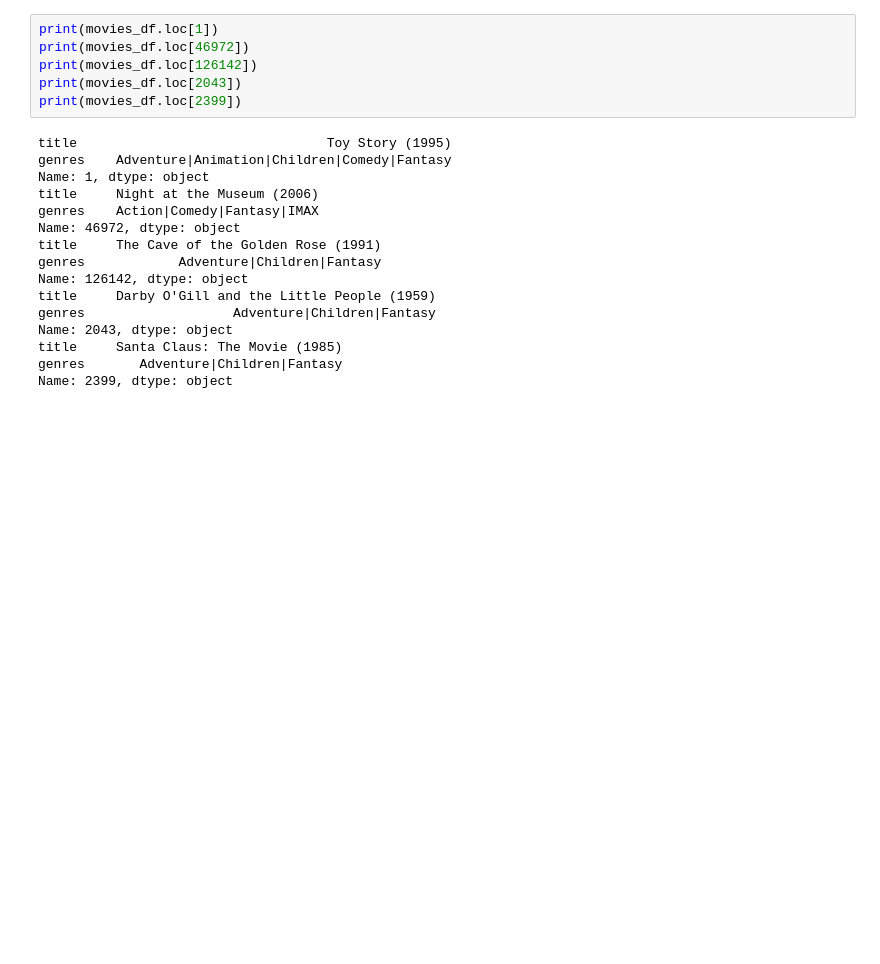
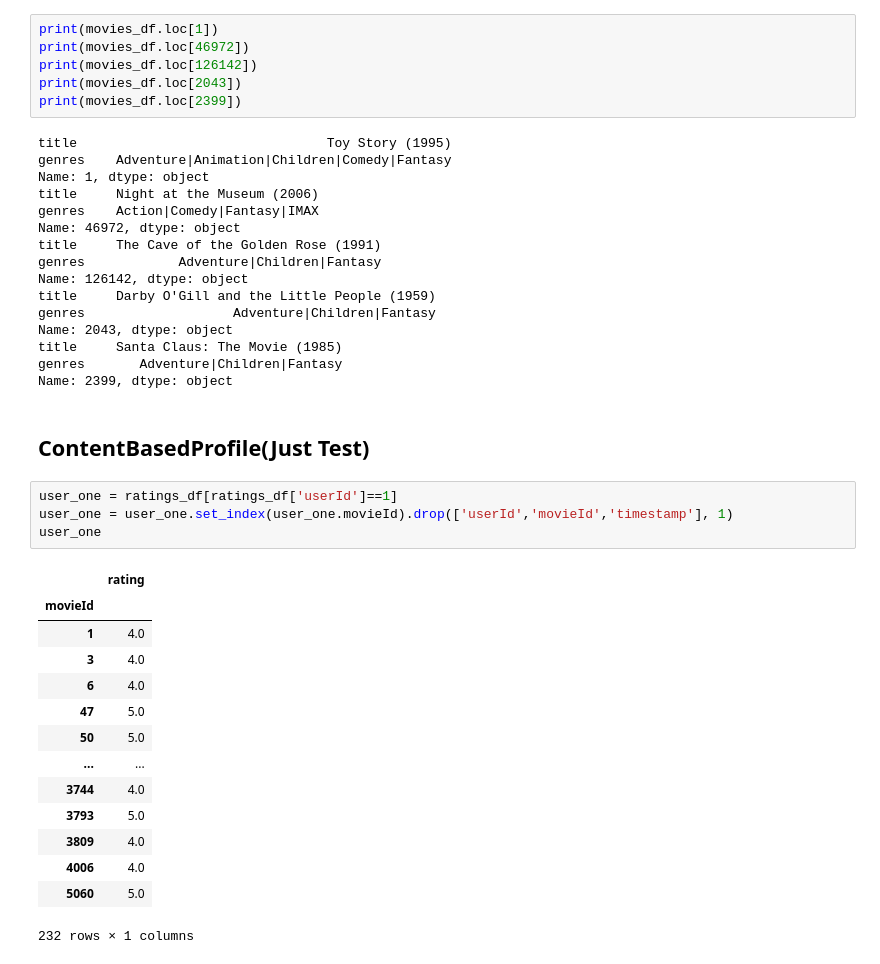
Before and after one commit to del-luna/Recommendation-System-Study, a Jupyter notebook: content-based/Content_based.ipynb, the cells around one changed output. Saved outputs shown, nothing was run; the diff lists cells and outputs as text; blank space fills up the shorter version.

Commit message:
update content_based.ipynb, add evaluation

```diff
--- a/content-based/Content_based.ipynb
+++ b/content-based/Content_based.ipynb
@@ -320,3 +320,24 @@ Name: 2043, dtype: object
 title     Santa Claus: The Movie (1985)
 genres       Adventure|Children|Fantasy
 Name: 2399, dtype: object
+# %% [markdown]
+## ContentBasedProfile(Just Test)
+# %%
+user_one = ratings_df[ratings_df['userId']==1]
+user_one = user_one.set_index(user_one.movieId).drop(['userId','movieId','timestamp'], 1)
+user_one
+# %% [output]
+|  | rating |
+| movieId |  |
+| 1 | 4.0 |
+| 3 | 4.0 |
+| 6 | 4.0 |
+| 47 | 5.0 |
+| 50 | 5.0 |
+| ... | ... |
+| 3744 | 4.0 |
+| 3793 | 5.0 |
+| 3809 | 4.0 |
+| 4006 | 4.0 |
+| 5060 | 5.0 |
+232 rows × 1 columns
```
Also changed, not shown: parts of 16 cells of this notebook.
